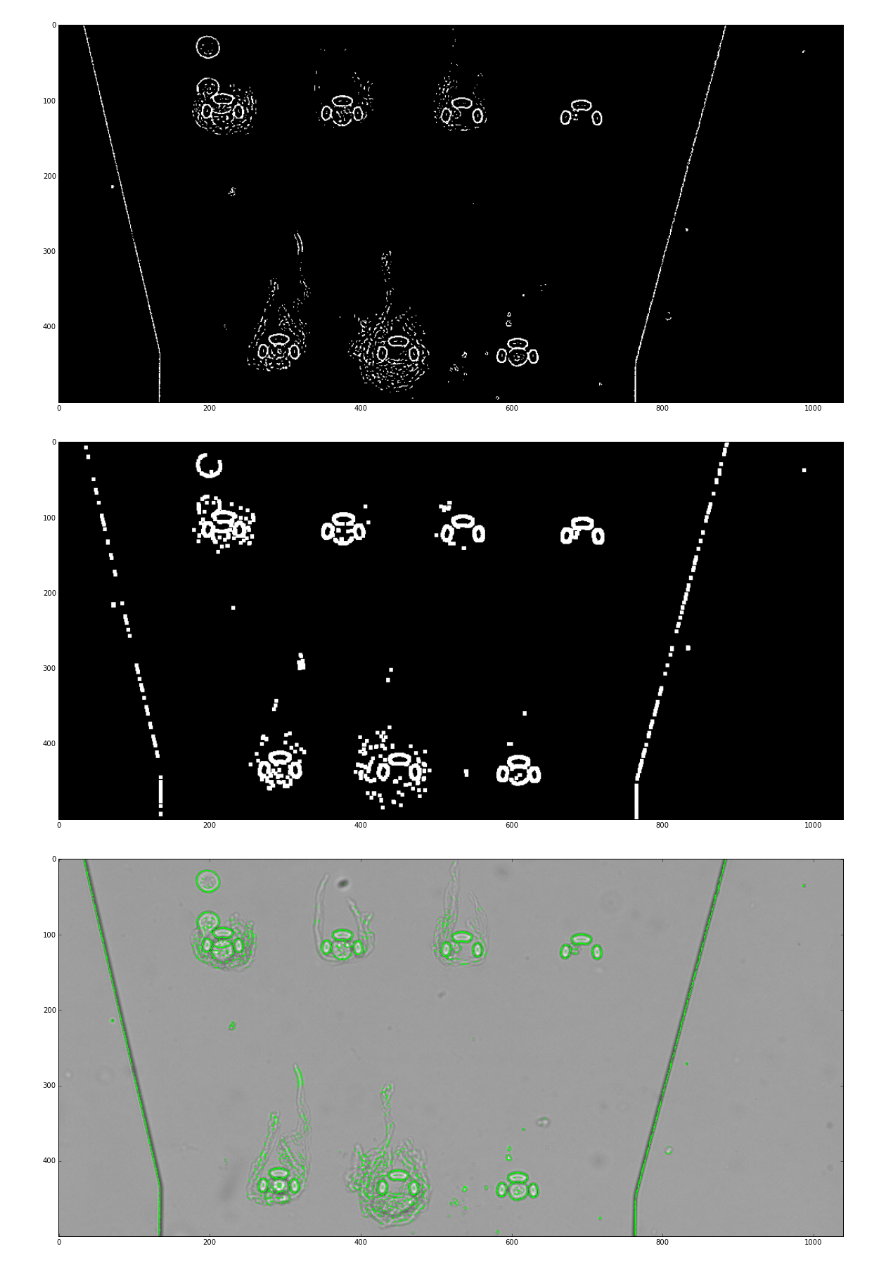
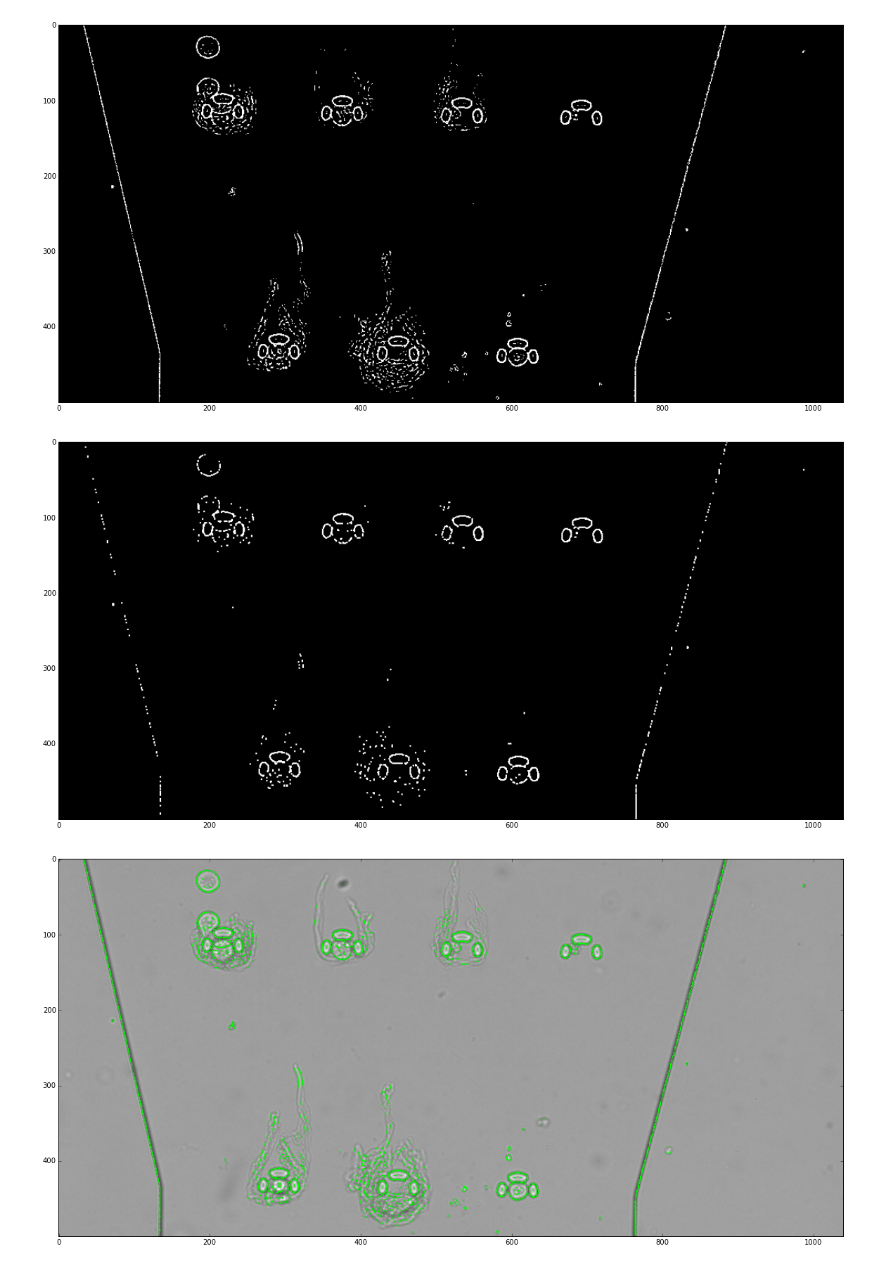
Before and after one commit to PolarNick239/polarnick239.github.io, a Jupyter notebook: notebooks/sources/others/cells_detection/cells_detection.ipynb, the cells around one changed output. Cells and saved outputs as stored; diff of their text form; code cells hidden in the pictures.

```diff
--- a/notebooks/sources/others/cells_detection/cells_detection.ipynb
+++ b/notebooks/sources/others/cells_detection/cells_detection.ipynb
@@ -41,10 +41,10 @@ imshow_gray(img_gaussian_thresholded);
 # %%
 kernel_size = 2
 img_opened_gaussian = cv2.morphologyEx(img_gaussian_thresholded, cv2.MORPH_OPEN, np.ones((kernel_size, kernel_size),np.uint8))
-img_opened_gaussian = cv2.morphologyEx(img_opened_gaussian, cv2.MORPH_DILATE, np.ones((kernel_size*2, kernel_size*2),np.uint8))
+# img_opened_gaussian = cv2.morphologyEx(img_opened_gaussian, cv2.MORPH_DILATE, np.ones((kernel_size*2, kernel_size*2),np.uint8))
 imshow_gray(img_opened_gaussian);
 # %% [output]
-[figure, old version]
+[figure, new version]
 # %%
 tmp, contours, hierarchy = cv2.findContours(img_gaussian_thresholded, cv2.RETR_LIST, cv2.CHAIN_APPROX_SIMPLE)
 # %%
```
Also changed, not shown: parts of 5 cells of this notebook, 1 other file.
